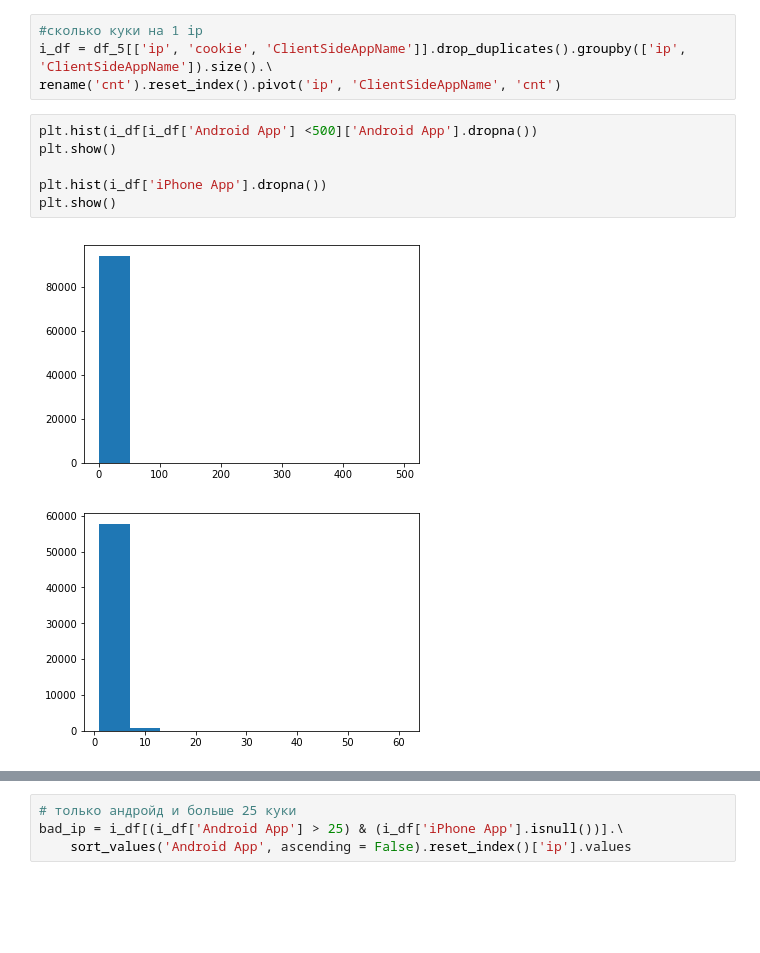
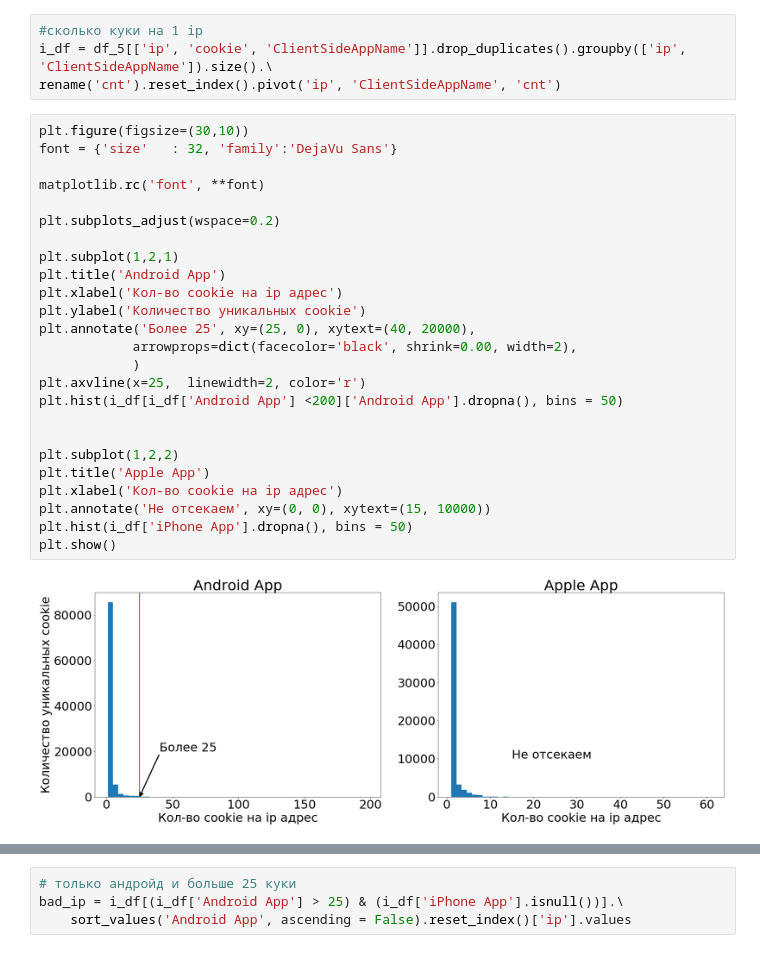
Before and after one commit to ra2003/avito-1, a Jupyter notebook: avito2_f.ipynb, the cells around one changed output, grey strips where cells are left out. Cells and saved outputs as stored; diff of their text form; blank space fills up the shorter version.

```diff
--- a/avito2_f.ipynb
+++ b/avito2_f.ipynb
@@ -121,12 +176,30 @@ df_5 = df_4[df_4['cookie'].apply(lambda x: x not in sx_bad_3)]
 #сколько куки на 1 ip
 i_df = df_5[['ip', 'cookie', 'ClientSideAppName']].drop_duplicates().groupby(['ip', 'ClientSideAppName']).size().\
 rename('cnt').reset_index().pivot('ip', 'ClientSideAppName', 'cnt')
-# %%
-plt.hist(i_df[i_df['Android App'] <500]['Android App'].dropna())
-plt.show()
-
-plt.hist(i_df['iPhone App'].dropna())
-plt.show()
-# %% [output]
-[figure, removed]
-[figure, removed]
+# %%
+plt.figure(figsize=(30,10))
+font = {'size'   : 32, 'family':'DejaVu Sans'}
+
+matplotlib.rc('font', **font)
+
+plt.subplots_adjust(wspace=0.2)
+
+plt.subplot(1,2,1)
+plt.title('Android App')
+plt.xlabel('Кол-во cookie на ip адрес')
+plt.ylabel('Количество уникальных cookie')
+plt.annotate('Более 25', xy=(25, 0), xytext=(40, 20000),
+            arrowprops=dict(facecolor='black', shrink=0.00, width=2),
+            )
+plt.axvline(x=25,  linewidth=2, color='r')
+plt.hist(i_df[i_df['Android App'] <200]['Android App'].dropna(), bins = 50)
+
+
+plt.subplot(1,2,2)
+plt.title('Apple App')
+plt.xlabel('Кол-во cookie на ip адрес')
+plt.annotate('Не отсекаем', xy=(0, 0), xytext=(15, 10000))
+plt.hist(i_df['iPhone App'].dropna(), bins = 50)
+plt.show()
+# %% [output]
+[figure, added]
```
Also changed, not shown: parts of 19 cells of this notebook.
